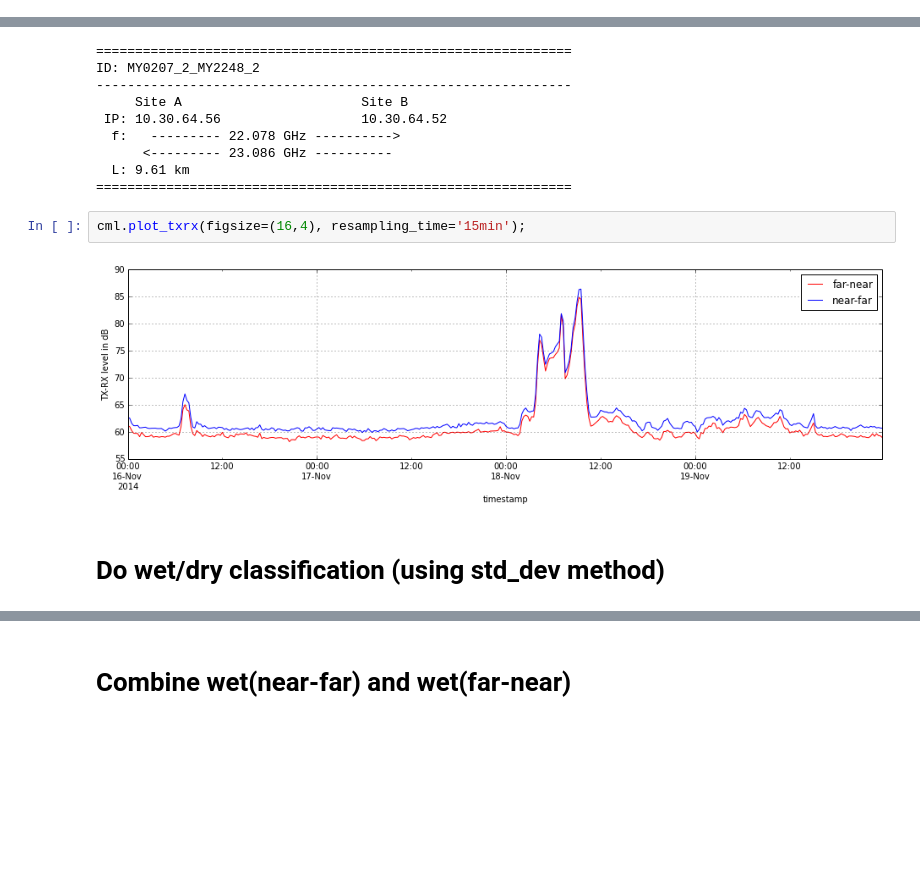
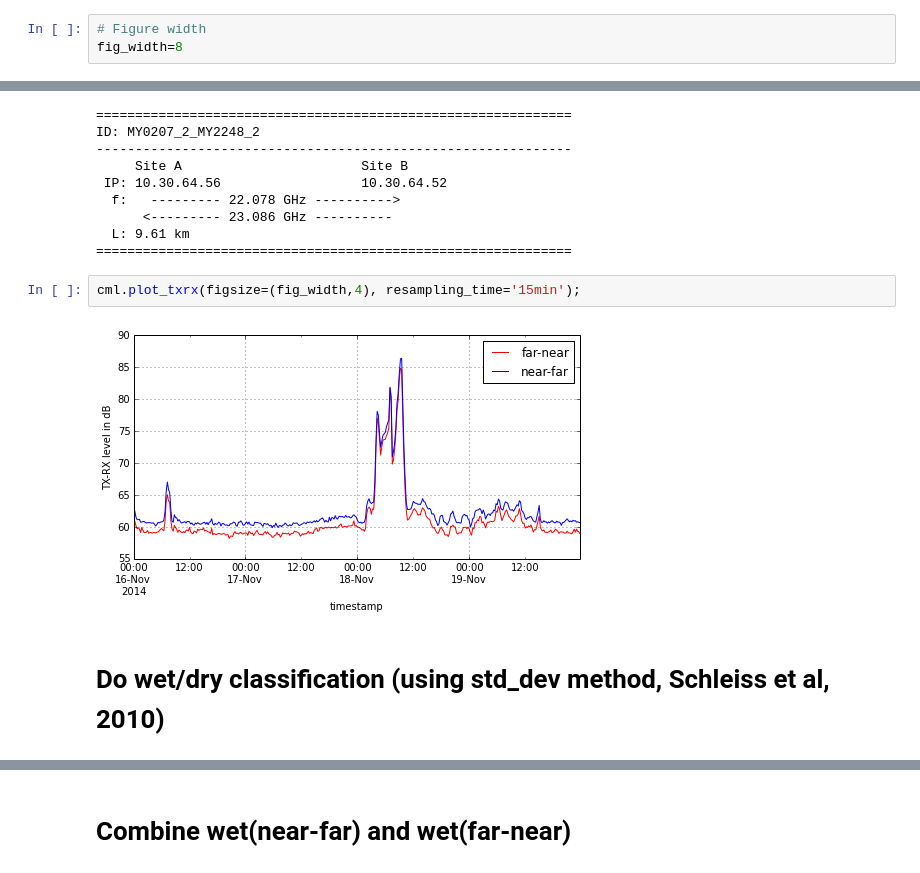
Before and after one commit to pycomlink/pycomlink, a Jupyter notebook: notebooks/example_workflow.ipynb, the cells around one changed output, grey strips where cells are left out. Drawn from its saved outputs; the diff is of its cells as text; blank space fills up the shorter version.

```diff
--- a/notebooks/example_workflow.ipynb
+++ b/notebooks/example_workflow.ipynb
@@ -9,0 +10,3 @@ import pycomlink as pycml
+# %%
+# Figure width
+fig_width=8
@@ -49,11 +55,11 @@ ID: MY0207_2_MY2248_2
   L: 9.61 km
 =============================================================
 # %%
-cml.plot_txrx(figsize=(16,4), resampling_time='15min');
+cml.plot_txrx(figsize=(fig_width,4), resampling_time='15min');
 # %% [output]
-[figure, old version]
+[figure, new version]
 # %% [markdown]
-# Do wet/dry classification (using std_dev method)
+# Do wet/dry classification (using std_dev method, Schleiss et al, 2010)
 # %%
 cml.do_wet_dry_classification(method='std_dev', window_length=256, threshold=1.1)
 
```
Also changed, not shown: parts of 18 cells of this notebook, 3 other files.
